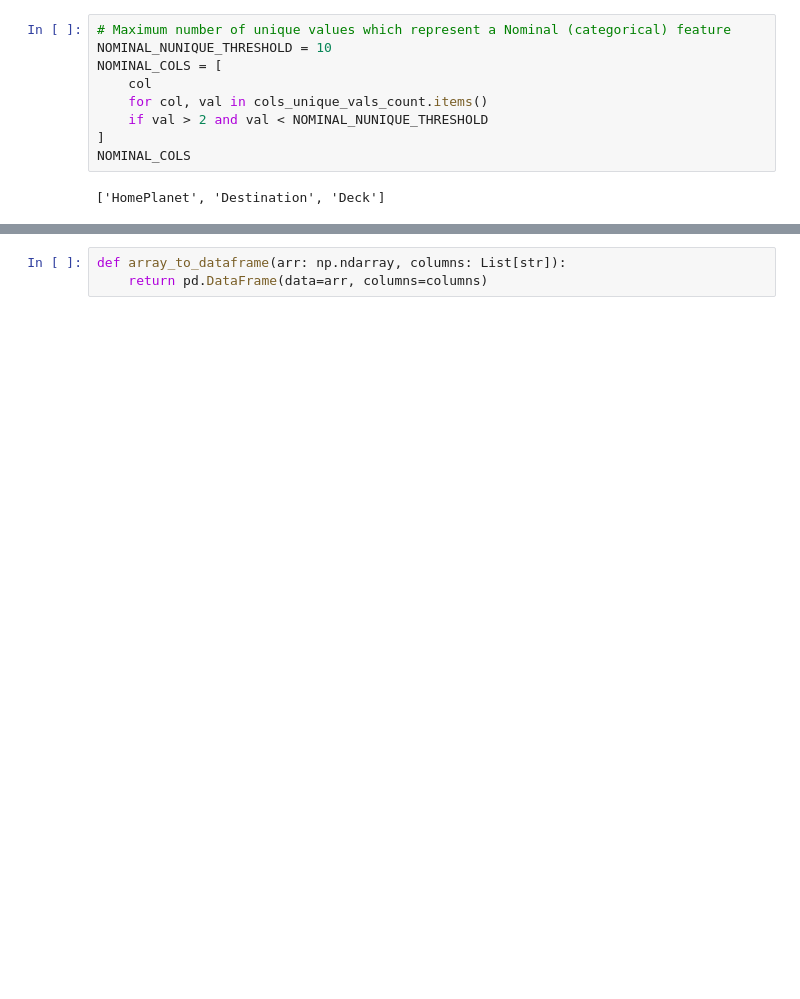
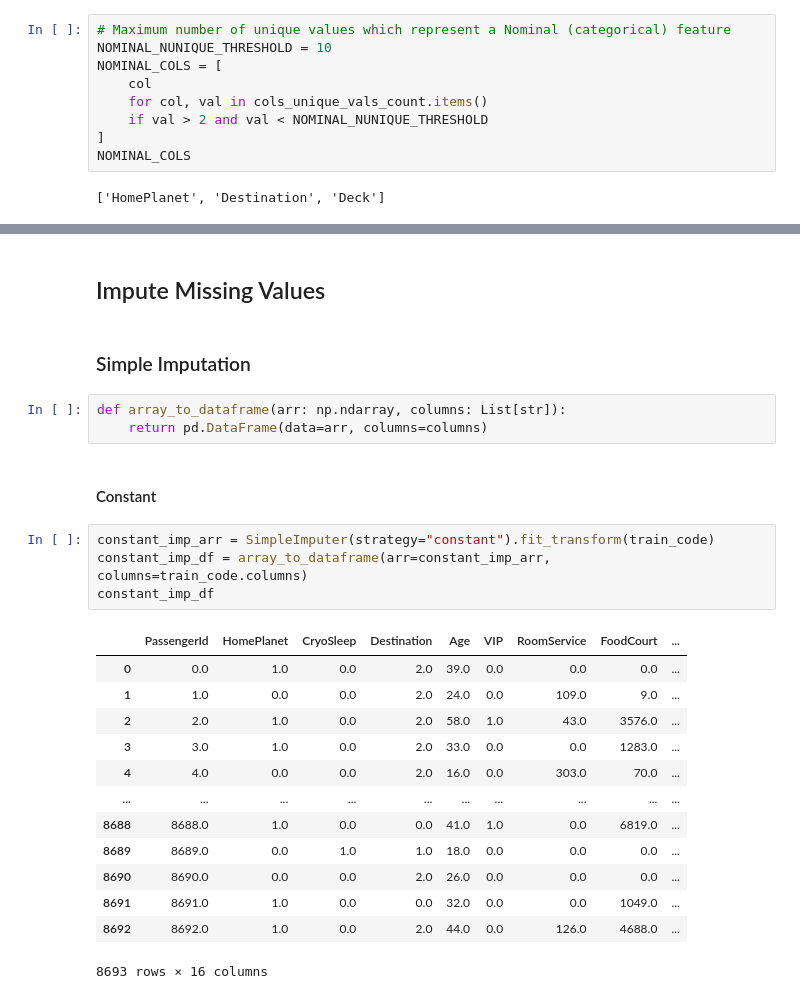
Before and after one commit to jhonnybenna/machine_learning, a Jupyter notebook: Spaceship_Titanic.ipynb, the cells around one changed output, grey strips where cells are left out. Saved outputs shown, nothing was run; the diff lists cells and outputs as text; blank space fills up the shorter version.

```diff
--- a/Spaceship_Titanic.ipynb
+++ b/Spaceship_Titanic.ipynb
@@ -300,3 +297,27 @@ train_code.head()
+# %% [markdown]
+## Impute Missing Values
+# %% [markdown]
+### Simple Imputation
 # %%
 def array_to_dataframe(arr: np.ndarray, columns: List[str]):
     return pd.DataFrame(data=arr, columns=columns)
+# %% [markdown]
+#### Constant
+# %%
+constant_imp_arr = SimpleImputer(strategy="constant").fit_transform(train_code)
+constant_imp_df = array_to_dataframe(arr=constant_imp_arr, columns=train_code.columns)
+constant_imp_df
+# %% [output]
+|  | PassengerId | HomePlanet | CryoSleep | Destination | Age | VIP | RoomService | FoodCourt | ... |
+| 0 | 0.0 | 1.0 | 0.0 | 2.0 | 39.0 | 0.0 | 0.0 | 0.0 | ... |
+| 1 | 1.0 | 0.0 | 0.0 | 2.0 | 24.0 | 0.0 | 109.0 | 9.0 | ... |
+| 2 | 2.0 | 1.0 | 0.0 | 2.0 | 58.0 | 1.0 | 43.0 | 3576.0 | ... |
+| 3 | 3.0 | 1.0 | 0.0 | 2.0 | 33.0 | 0.0 | 0.0 | 1283.0 | ... |
+| 4 | 4.0 | 0.0 | 0.0 | 2.0 | 16.0 | 0.0 | 303.0 | 70.0 | ... |
+| ... | ... | ... | ... | ... | ... | ... | ... | ... | ... |
+| 8688 | 8688.0 | 1.0 | 0.0 | 0.0 | 41.0 | 1.0 | 0.0 | 6819.0 | ... |
+| 8689 | 8689.0 | 0.0 | 1.0 | 1.0 | 18.0 | 0.0 | 0.0 | 0.0 | ... |
+| 8690 | 8690.0 | 0.0 | 0.0 | 2.0 | 26.0 | 0.0 | 0.0 | 0.0 | ... |
+| 8691 | 8691.0 | 1.0 | 0.0 | 0.0 | 32.0 | 0.0 | 0.0 | 1049.0 | ... |
+| 8692 | 8692.0 | 1.0 | 0.0 | 2.0 | 44.0 | 0.0 | 126.0 | 4688.0 | ... |
+8693 rows × 16 columns
```
Also changed, not shown: parts of 74 cells of this notebook.
